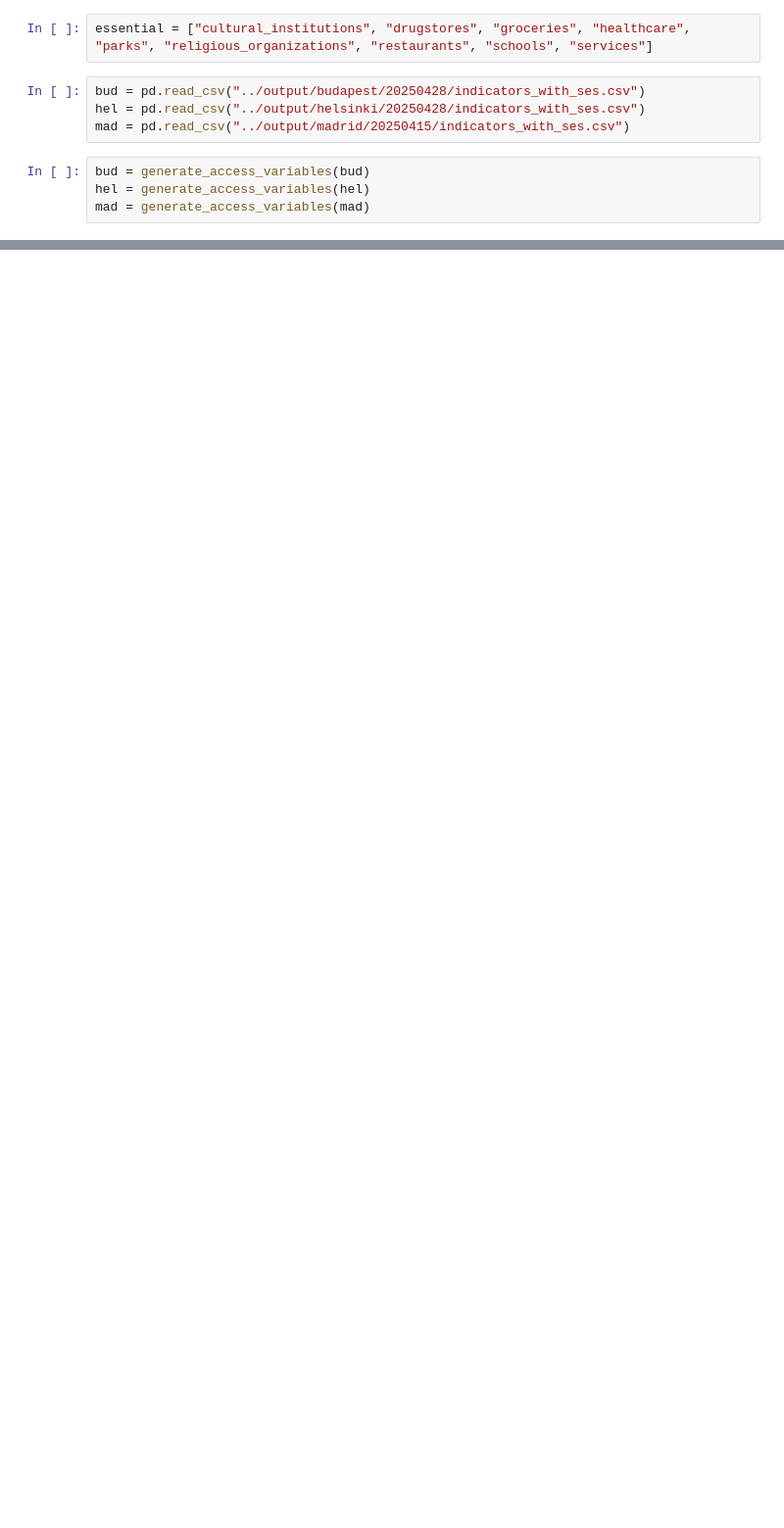
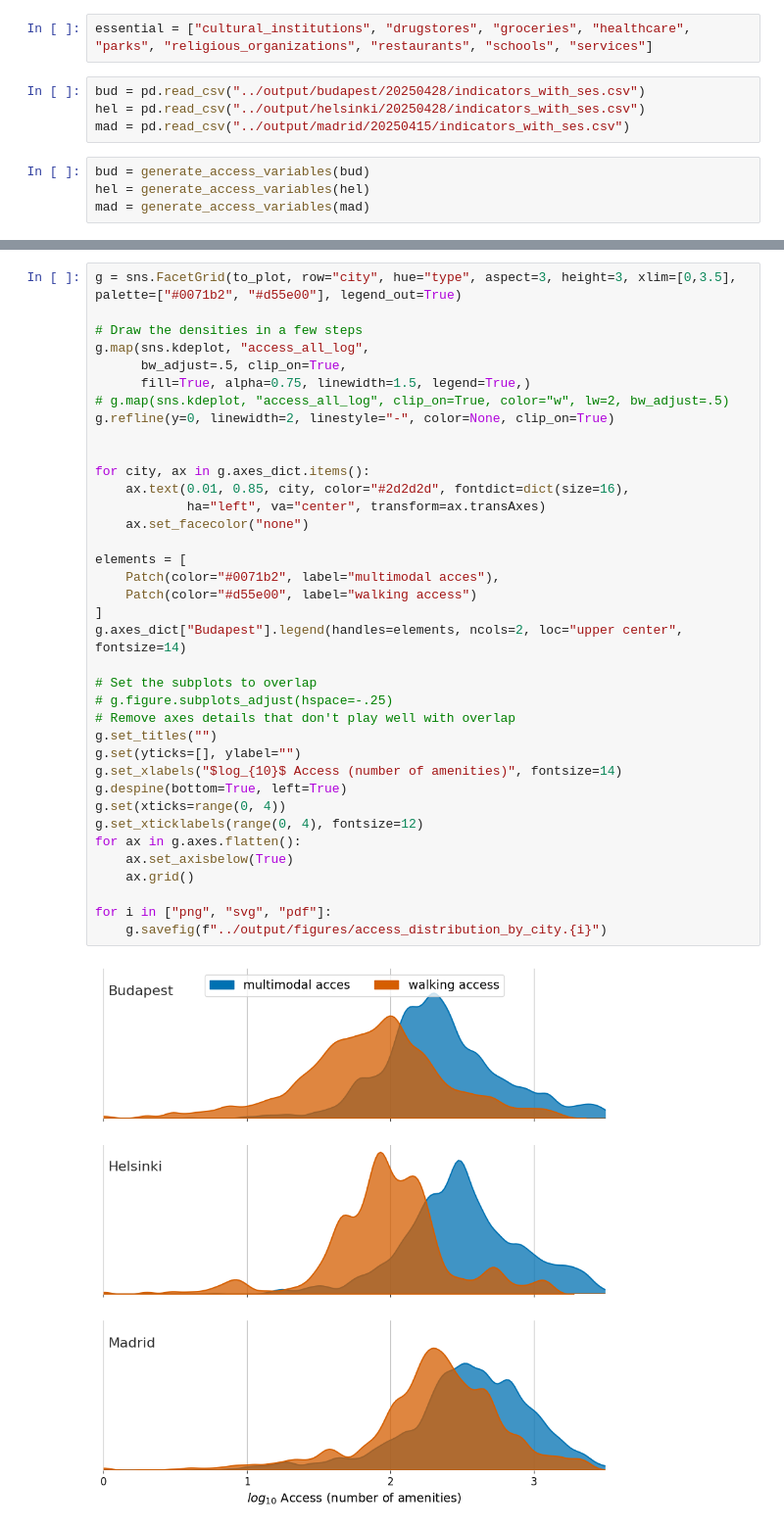
Before and after one commit to ANETILab/public_transport_in_the_15minute_city, a Jupyter notebook: notebooks/plot_accessibility_distribution.ipynb, the cells around one changed output, grey strips where cells are left out. Shown at 98% size. Saved outputs shown, nothing was run; the diff lists cells and outputs as text; blank space fills up the shorter version.

Commit message:
Add accessibility distribution by cities GH-38

```diff
--- a/notebooks/plot_accessibility_distribution.ipynb
+++ b/notebooks/plot_accessibility_distribution.ipynb
@@ -34,0 +113,39 @@ mad = generate_access_variables(mad)
+# %%
+g = sns.FacetGrid(to_plot, row="city", hue="type", aspect=3, height=3, xlim=[0,3.5], palette=["#0071b2", "#d55e00"], legend_out=True)
+
+# Draw the densities in a few steps
+g.map(sns.kdeplot, "access_all_log",
+      bw_adjust=.5, clip_on=True,
+      fill=True, alpha=0.75, linewidth=1.5, legend=True,)
+# g.map(sns.kdeplot, "access_all_log", clip_on=True, color="w", lw=2, bw_adjust=.5)
+g.refline(y=0, linewidth=2, linestyle="-", color=None, clip_on=True)
+
+
+for city, ax in g.axes_dict.items():
+    ax.text(0.01, 0.85, city, color="#2d2d2d", fontdict=dict(size=16),
+            ha="left", va="center", transform=ax.transAxes)
+    ax.set_facecolor("none")
+
+elements = [
+    Patch(color="#0071b2", label="multimodal acces"),
+    Patch(color="#d55e00", label="walking access")
+]
+g.axes_dict["Budapest"].legend(handles=elements, ncols=2, loc="upper center", fontsize=14)
+
+# Set the subplots to overlap
+# g.figure.subplots_adjust(hspace=-.25)
+# Remove axes details that don't play well with overlap
+g.set_titles("")
+g.set(yticks=[], ylabel="")
+g.set_xlabels("$log_{10}$ Access (number of amenities)", fontsize=14)
+g.despine(bottom=True, left=True)
+g.set(xticks=range(0, 4))
+g.set_xticklabels(range(0, 4), fontsize=12)
+for ax in g.axes.flatten():
+    ax.set_axisbelow(True)
+    ax.grid()
+
+for i in ["png", "svg", "pdf"]:
+    g.savefig(f"../output/figures/access_distribution_by_city.{i}")
+# %% [output]
+[figure, added]
```
Also changed, not shown: parts of 6 cells of this notebook, 3 other files.
